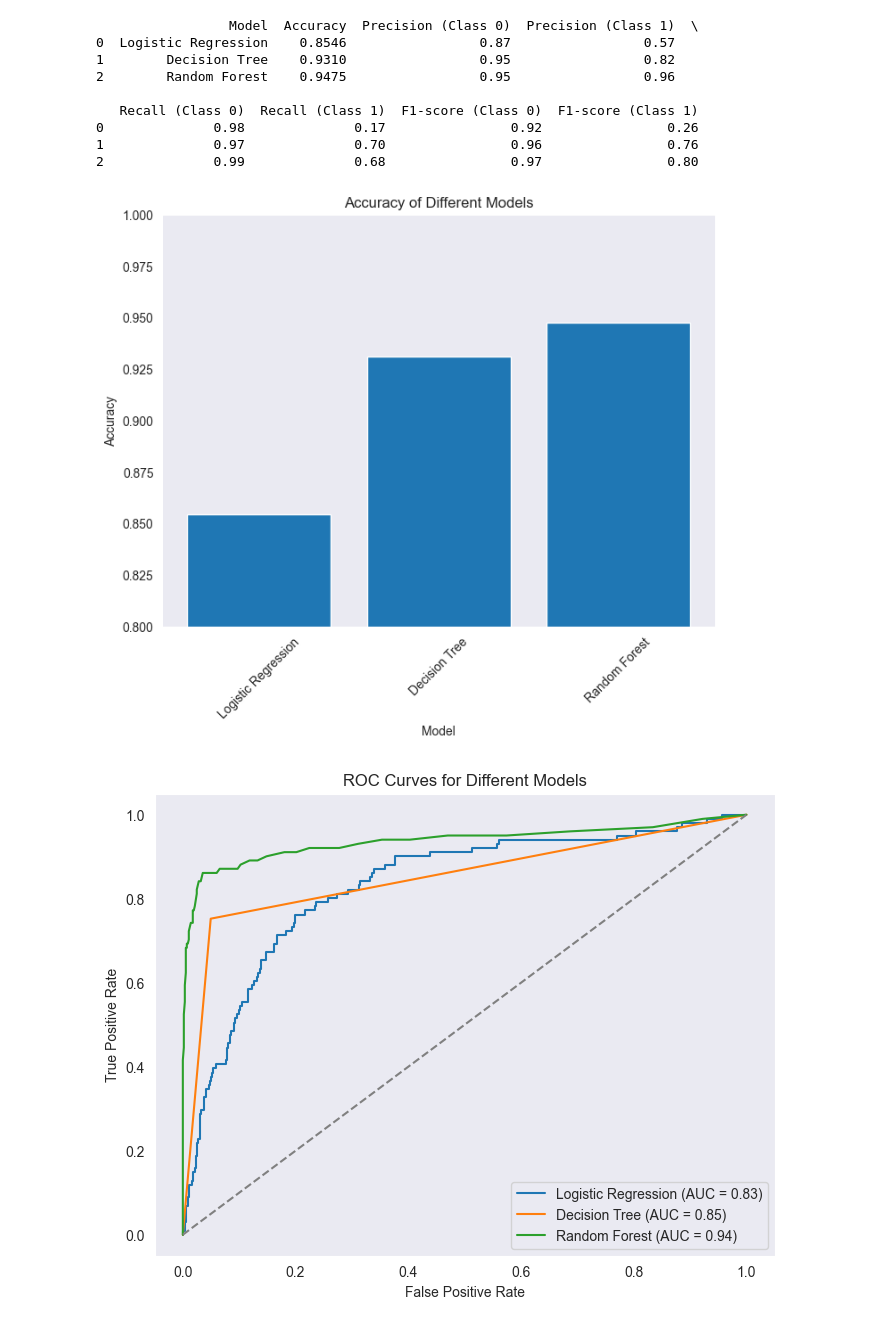
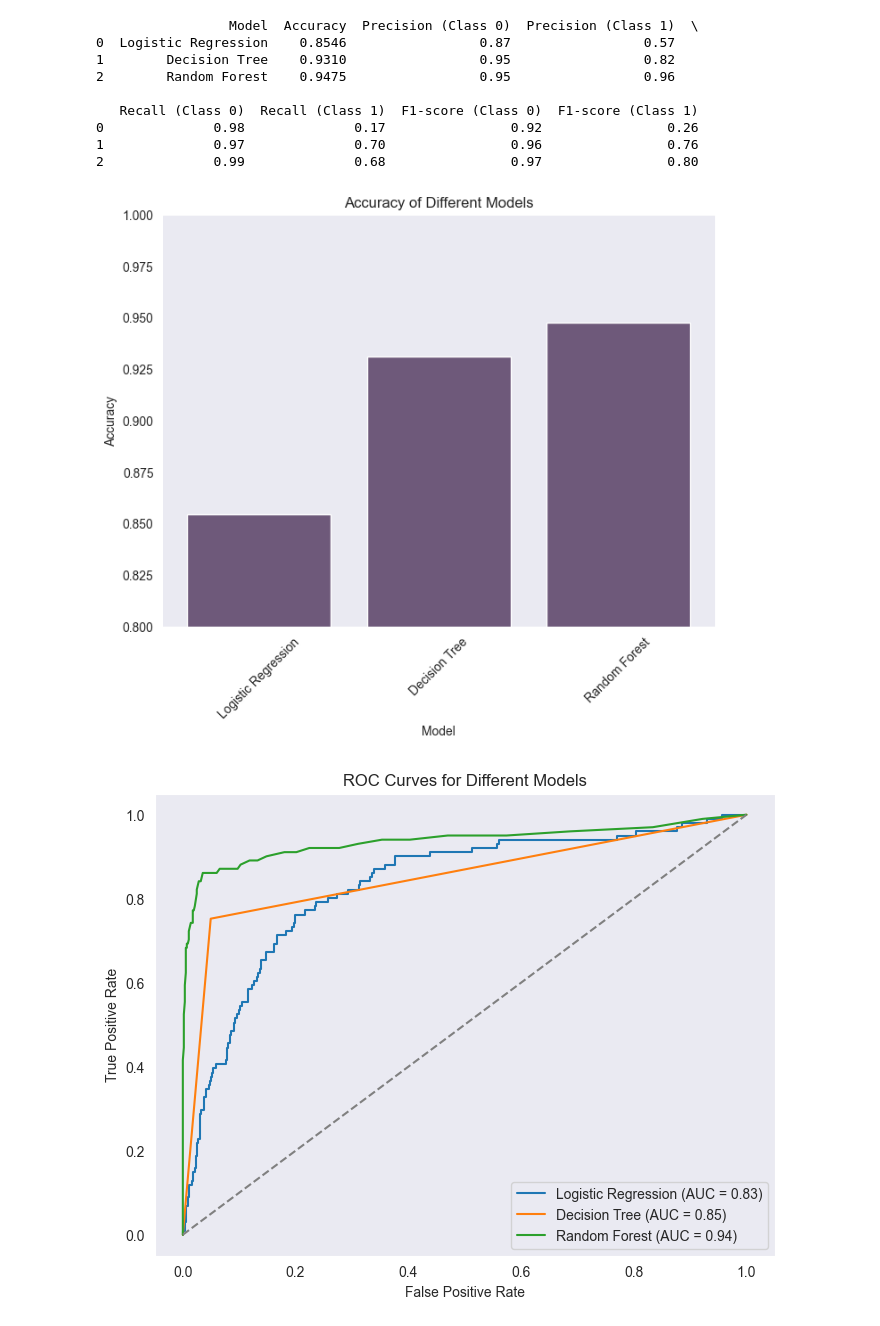
Before and after one commit to phelanthropus/SyriaTel-Customer-Churn, a Jupyter notebook: Untitled.ipynb, the cells around one changed output. Saved outputs shown, nothing was run; the diff lists cells and outputs as text; code cells hidden in the pictures.

```diff
--- a/Untitled.ipynb
+++ b/Untitled.ipynb
@@ -957,18 +957,18 @@ print(df)
 # %%
 # Create DataFrame
 df = pd.DataFrame(metrics)
 
 # Plot bar graph
 plt.figure(figsize=(8, 6))
-plt.bar(df['Model'], df['Accuracy'])
+plt.bar(df['Model'], df['Accuracy'], color = ['#6e597a'])
 plt.xlabel('Model')
 plt.ylabel('Accuracy')
 plt.title('Accuracy of Different Models')
 plt.ylim(0.8, 1.0)  # Set y-axis limits
 plt.xticks(rotation=45)  # Rotate x-axis labels for better readability
 plt.show()
 # %% [output]
-[figure, old version]
+[figure, new version]
 # %%
 import matplotlib.pyplot as plt
 from sklearn.metrics import roc_curve, roc_auc_score
```
Also changed, not shown: parts of 5 cells of this notebook, 2 other files.
